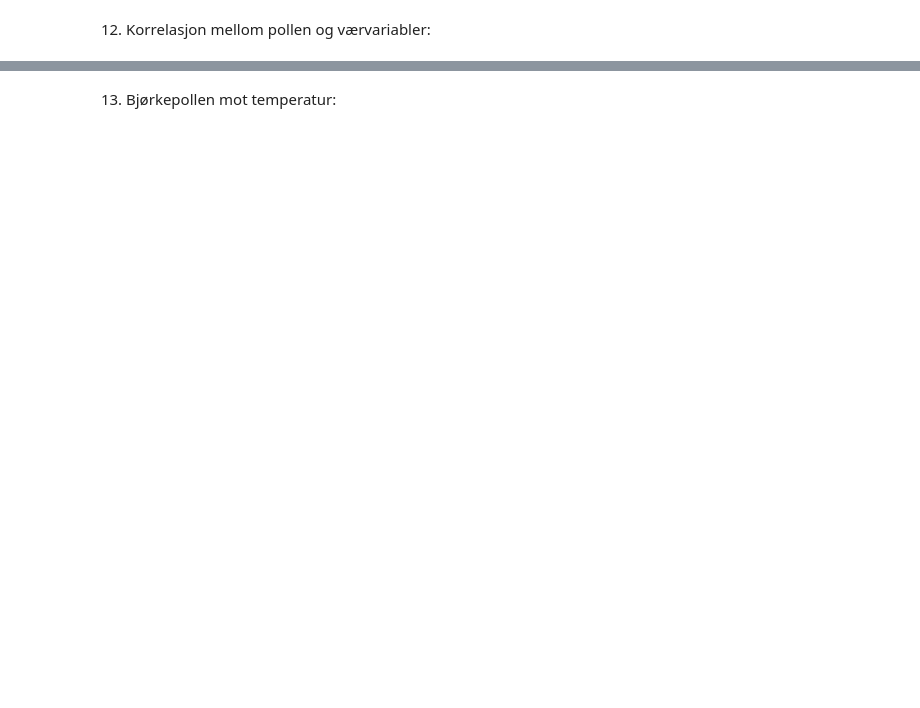
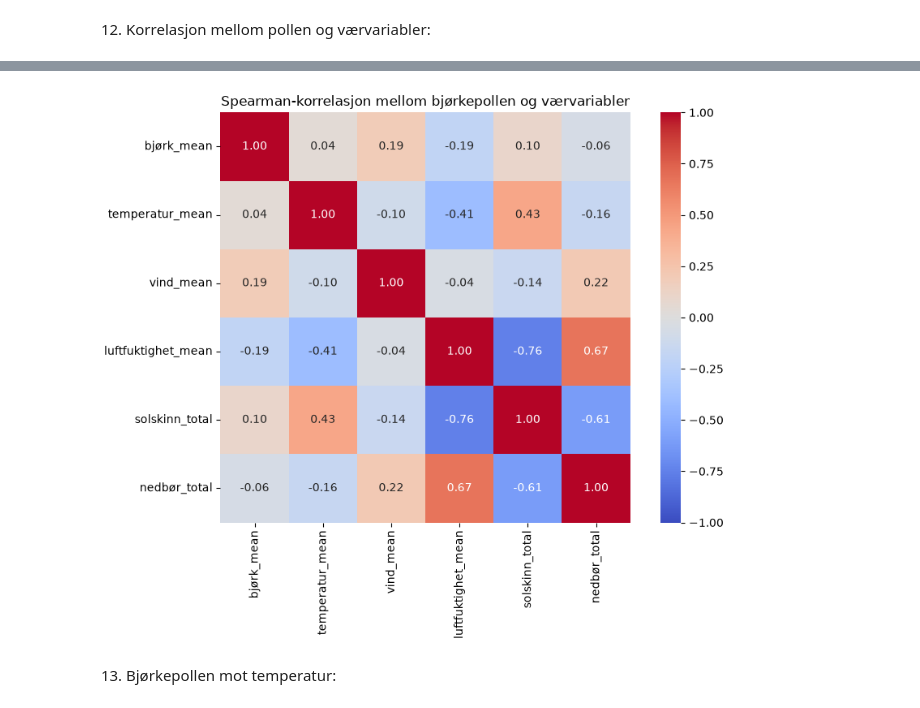
Before and after one commit to h676620/DATA3800-pollen-prediction, a Jupyter notebook: notebooks/bjork.ipynb, the cells around one changed output, grey strips where cells are left out. Saved outputs shown, nothing was run; the diff lists cells and outputs as text; code cells hidden in the pictures; blank space fills up the shorter version.

```diff
--- a/notebooks/bjork.ipynb
+++ b/notebooks/bjork.ipynb
@@ -246,3 +294,35 @@ korrelasjon
+# %%
+korrelasjon_spearman = bjork_sesong[
+    [
+        "bjørk_mean",
+        "temperatur_mean",
+        "vind_mean",
+        "luftfuktighet_mean",
+        "solskinn_total",
+        "nedbør_total"
+    ]
+].corr(method="spearman")
+# %%
+import matplotlib.pyplot as plt
+import seaborn as sns
+
+plt.figure(figsize=(9, 7))
+
+sns.heatmap(
+    korrelasjon_spearman,
+    annot=True,
+    cmap="coolwarm",
+    vmin=-1,
+    vmax=1,
+    fmt=".2f",
+    square=True
+)
+
+plt.title("Spearman-korrelasjon mellom bjørkepollen og værvariabler")
+plt.tight_layout()
+plt.show()
+# %% [output]
+[figure, added]
 # %% [markdown]
 13. Bjørkepollen mot temperatur:
 # %%
```
Also changed, not shown: parts of 21 cells of this notebook, 1 other file.
